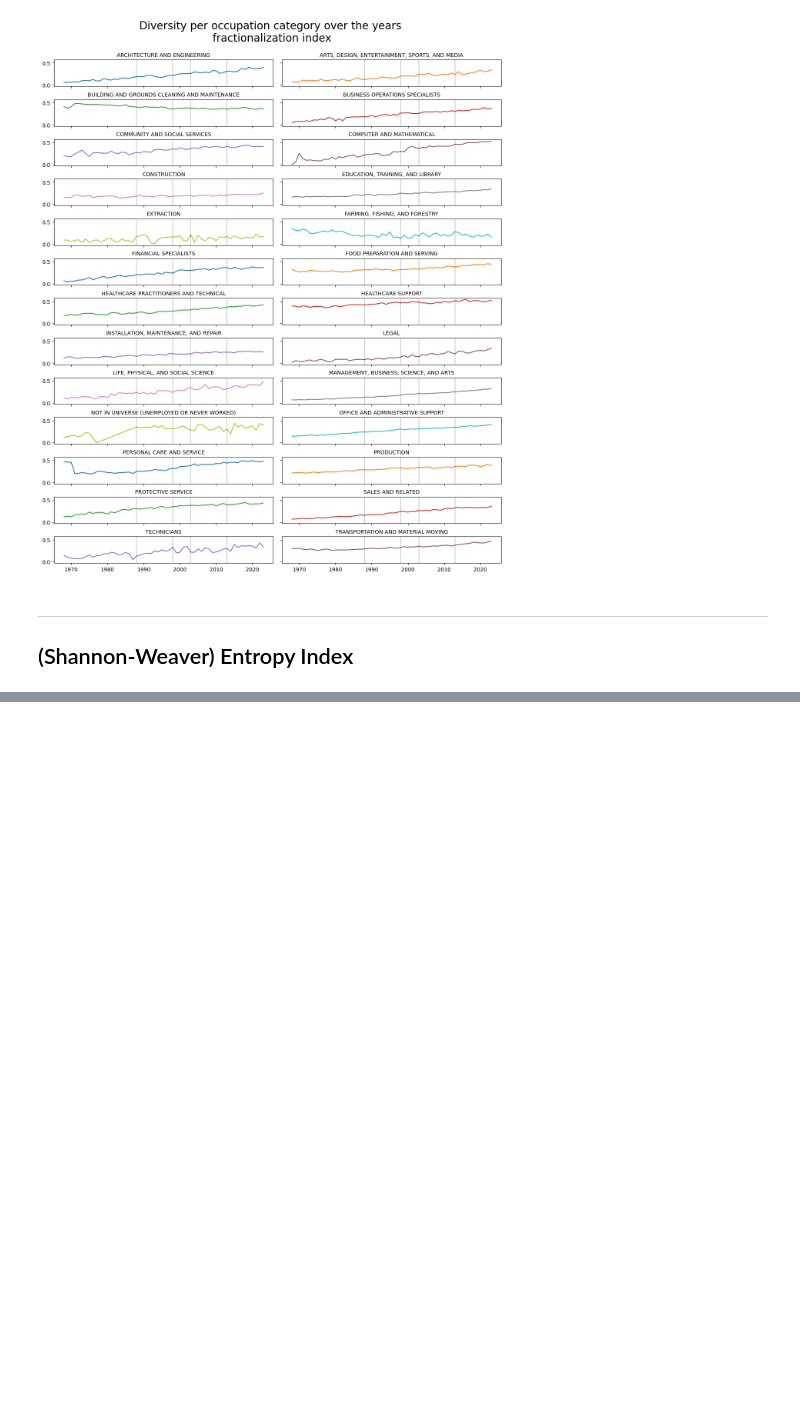
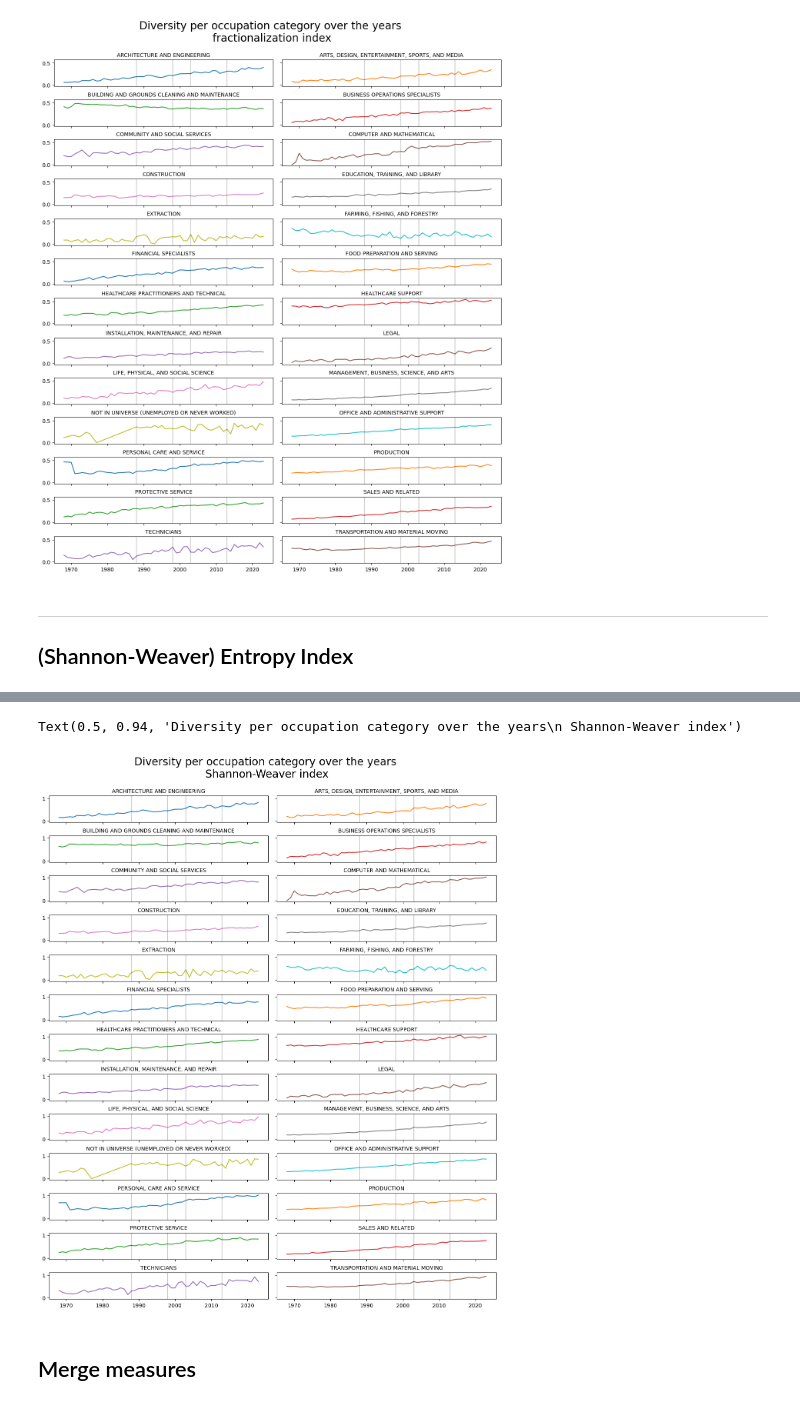
Before and after one commit to JuliaPutz/interdisciplinary_project, a Jupyter notebook: exploration/diversity_measures.ipynb, the cells around one changed output, grey strips where cells are left out. Cells and saved outputs as stored; diff of their text form; code cells hidden in the pictures; blank space fills up the shorter version.

```diff
--- a/exploration/diversity_measures.ipynb
+++ b/exploration/diversity_measures.ipynb
@@ -188,7 +200,7 @@ axs = list(chain(*axs))
 fig.subplots_adjust(hspace= 0.5, wspace=0.04)
 colors = plt.rcParams["axes.prop_cycle"]()
 
-for (occupation_category, group_df), ax in zip(top_frac_index_df.groupby('occ_category'), axs):
+for (occupation_category, group_df), ax in zip(frac_cat_overtime.groupby('occ_category'), axs):
 
     c = next(colors)["color"]
     ax.plot(group_df['YEAR'], group_df['frac_index'], color=c)
@@ -209,0 +317,26 @@ Text(0.5, 0.94, 'Diversity per occupation category over the years\n fractionaliz
+# %%
+sw_index_cat = calc_measure_overtime('sw_index', 1968, 2024)
+# %%
+fig, axs = plt.subplots(13,2, figsize=(15, 17), sharex=True, sharey=True)
+axs = list(chain(*axs))
+fig.subplots_adjust(hspace= 0.5, wspace=0.04)
+colors = plt.rcParams["axes.prop_cycle"]()
+
+for (occupation_category, group_df), ax in zip(sw_index_cat.groupby('occ_category'), axs):
+
+    c = next(colors)["color"]
+    ax.plot(group_df['YEAR'], group_df['sw_index'], color=c)
+    ax.set_title(occupation_category, fontsize =10)
+
+    ax.axvline(x=1988, color='black', alpha=0.2)
+    ax.axvline(x=1998, color='black', alpha=0.2)
+    ax.axvline(x=2003, color='black', alpha=0.2)
+    ax.axvline(x=2013, color='black', alpha=0.2)
+
+
+fig.suptitle('Diversity per occupation category over the years\n Shannon-Weaver index',ha='center', fontsize=20, y = 0.94)
+# %% [output]
+Text(0.5, 0.94, 'Diversity per occupation category over the years\n Shannon-Weaver index')
+[figure, added]
+# %% [markdown]
+## Merge measures
```
Also changed, not shown: parts of 36 cells of this notebook.
